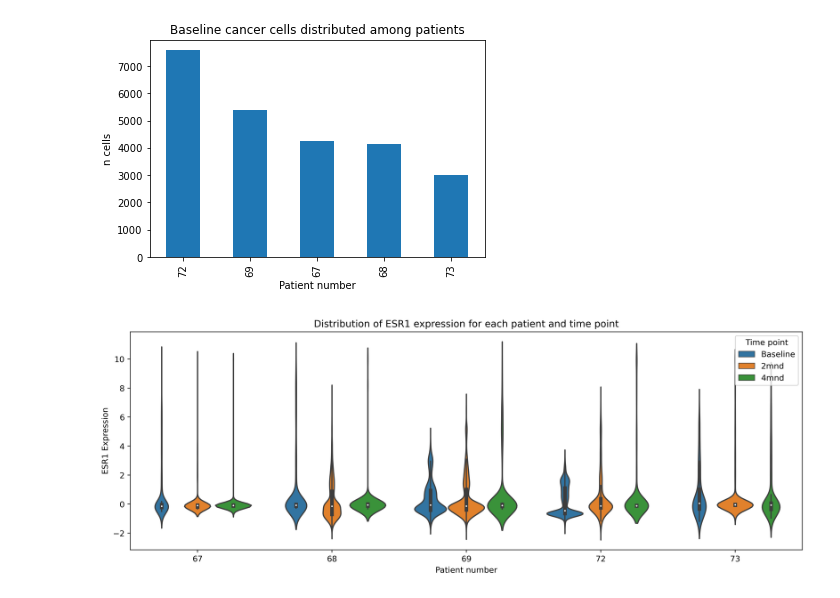
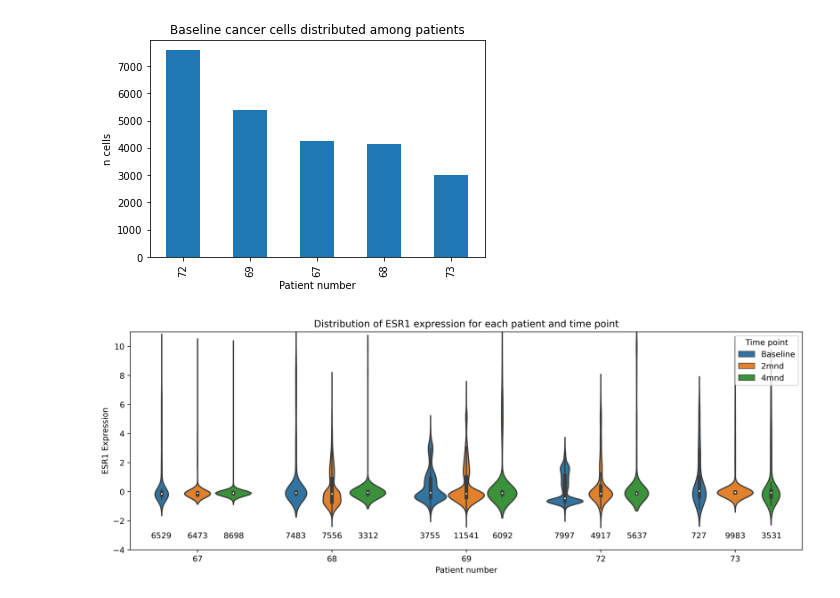
Before and after one commit to sevsorita/single_cell, a Jupyter notebook: notebooks/NeoLet_metadata.ipynb, the cells around one changed output. Cells and saved outputs as stored; diff of their text form; code cells hidden in the pictures.

Commit message:
Updated violin plots and tested new strategies on old data

```diff
--- a/notebooks/NeoLet_metadata.ipynb
+++ b/notebooks/NeoLet_metadata.ipynb
@@ -95,13 +98,23 @@ for pn in patient_numbers:
 # %%
 fig, ax = plt.subplots(1,1, dpi=400, figsize=(15,5))
 ax = sns.violinplot(x="patient_number", y="ESR1", hue="Time_point", data=NeoLet_md)
 ax.set_xlabel("Patient number")
 ax.set_ylabel("ESR1 Expression")
 plt.legend(title="Time point")
 ax.set_title("Distribution of ESR1 expression for each patient and time point")
+ax.set_ylim(-4,11)
+
+for x, pn in enumerate(NeoLet_md.patient_number.unique()):
+    n = NeoLet_md[NeoLet_md.Time_point=="Baseline"].patient_number.value_counts()[pn]
+    plt.text(x-0.27, -3.2, f"{n}",horizontalalignment='center')
+    n = NeoLet_md[NeoLet_md.Time_point=="2mnd"].patient_number.value_counts()[pn]
+    plt.text(x, -3.2, f"{n}",horizontalalignment='center')
+    n = NeoLet_md[NeoLet_md.Time_point=="4mnd"].patient_number.value_counts()[pn]
+    plt.text(x+0.27, -3.2, f"{n}",horizontalalignment='center')
+
 plt.savefig("/home/severs/SingleCells/plots/violin_NeoLet.png")
 # %% [output]
-[figure, old version]
+[figure, new version]
 # %%
 patients[67]["baseline"]
 # %% [output]
```
Also changed, not shown: parts of 68 cells of this notebook.
